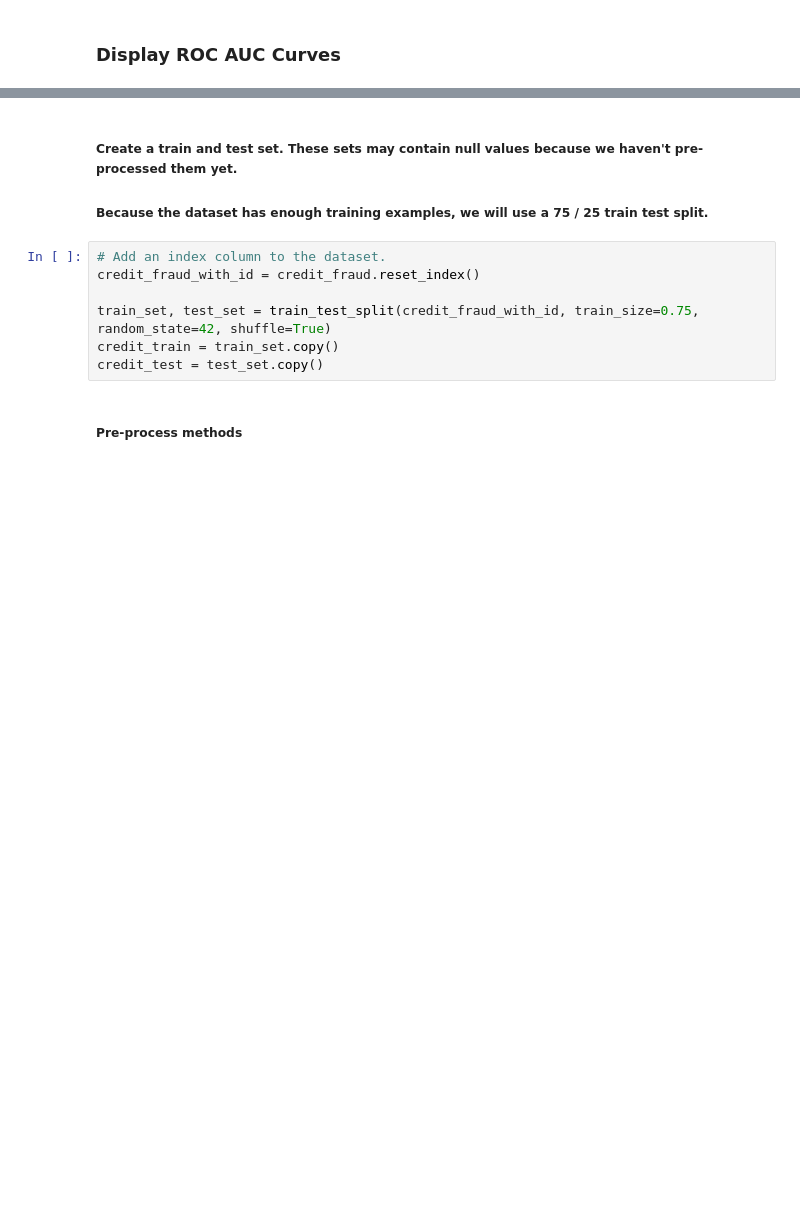
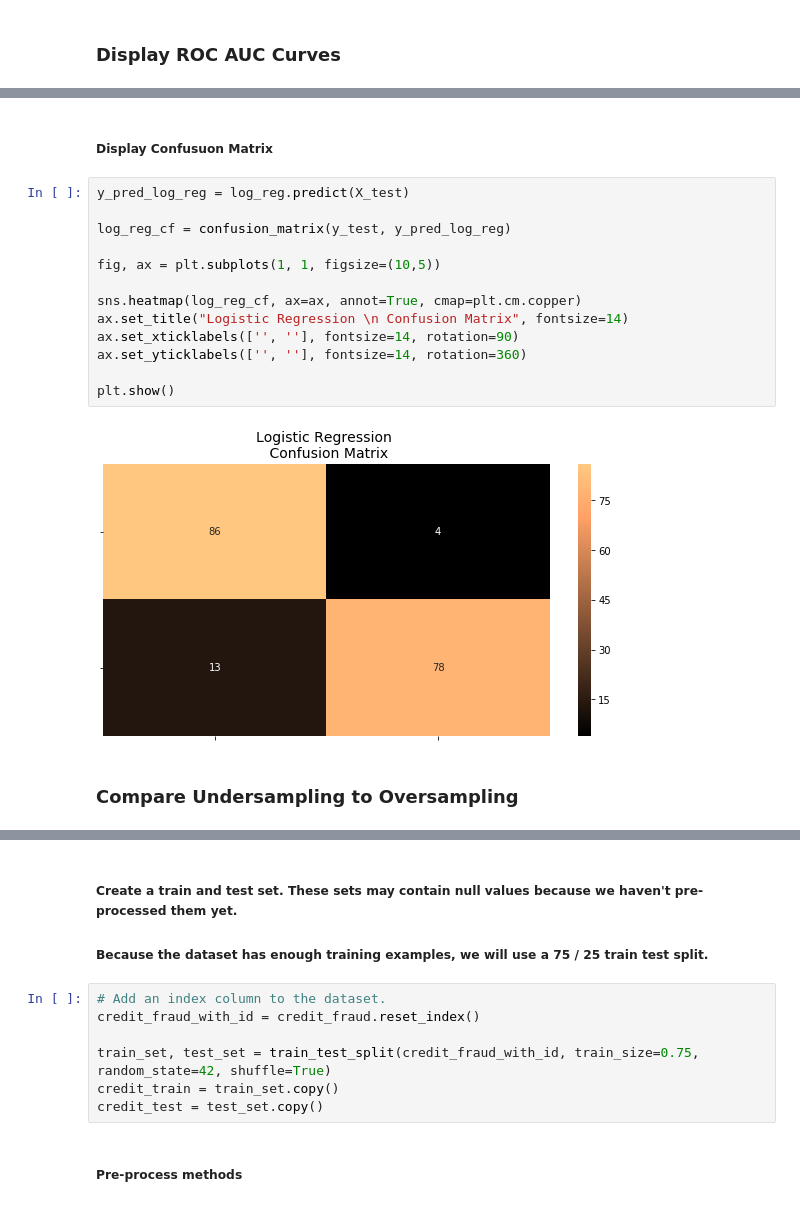
Before and after one commit to graydonhope/Credit-Fraud-Detection, a Jupyter notebook: credit_fraud_detection.ipynb, the cells around one changed output, grey strips where cells are left out. Drawn from its saved outputs; the diff is of its cells as text; blank space fills up the shorter version.

```diff
--- a/credit_fraud_detection.ipynb
+++ b/credit_fraud_detection.ipynb
@@ -608,0 +658,19 @@ graph_roc_curve_multiple(curves, classifier_names)
+# %% [markdown]
+##### Display Confusuon Matrix
+# %%
+y_pred_log_reg = log_reg.predict(X_test)
+
+log_reg_cf = confusion_matrix(y_test, y_pred_log_reg)
+
+fig, ax = plt.subplots(1, 1, figsize=(10,5))
+
+sns.heatmap(log_reg_cf, ax=ax, annot=True, cmap=plt.cm.copper)
+ax.set_title("Logistic Regression \n Confusion Matrix", fontsize=14)
+ax.set_xticklabels(['', ''], fontsize=14, rotation=90)
+ax.set_yticklabels(['', ''], fontsize=14, rotation=360)
+
+plt.show()
+# %% [output]
+[figure, added]
+# %% [markdown]
+### Compare Undersampling to Oversampling
```
Also changed, not shown: parts of 14 cells of this notebook.
